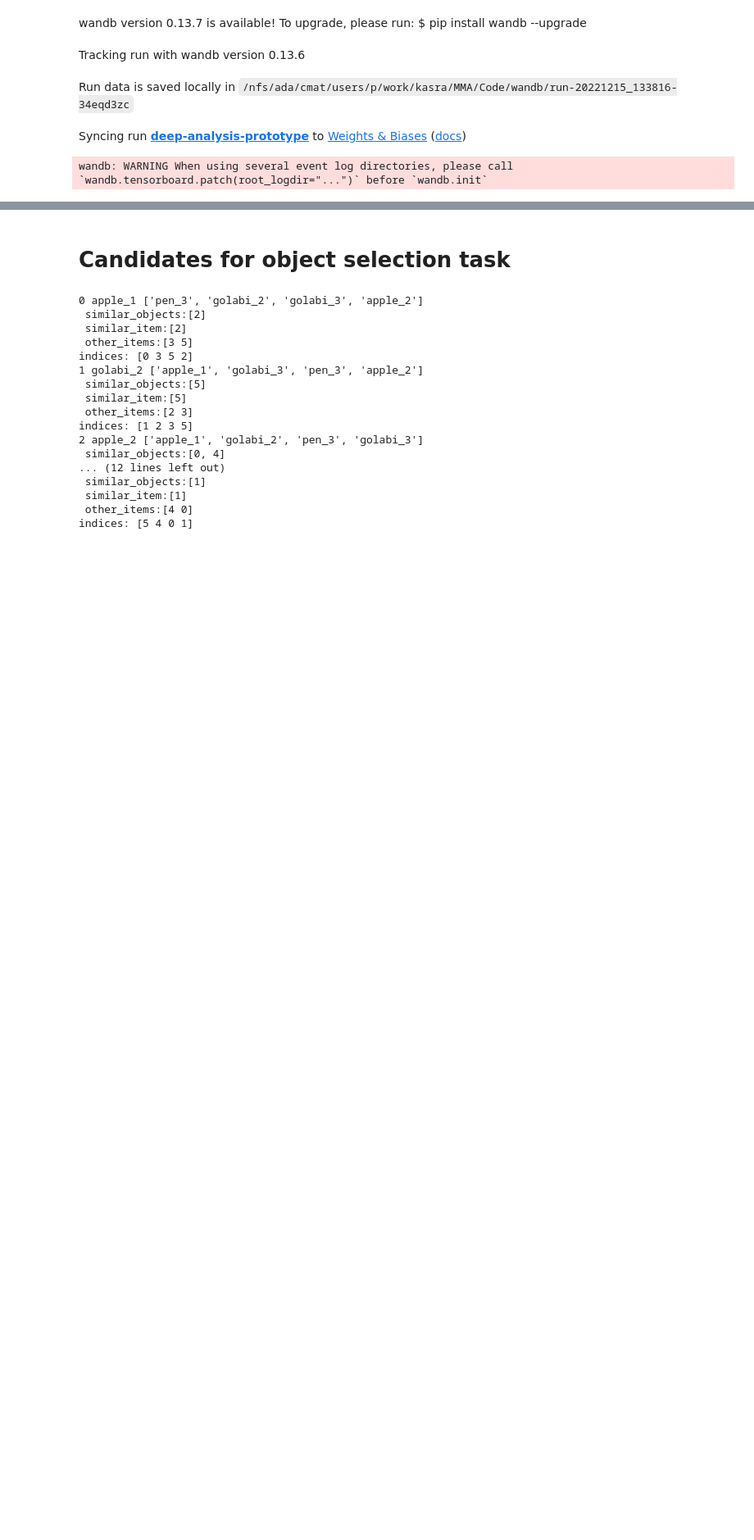
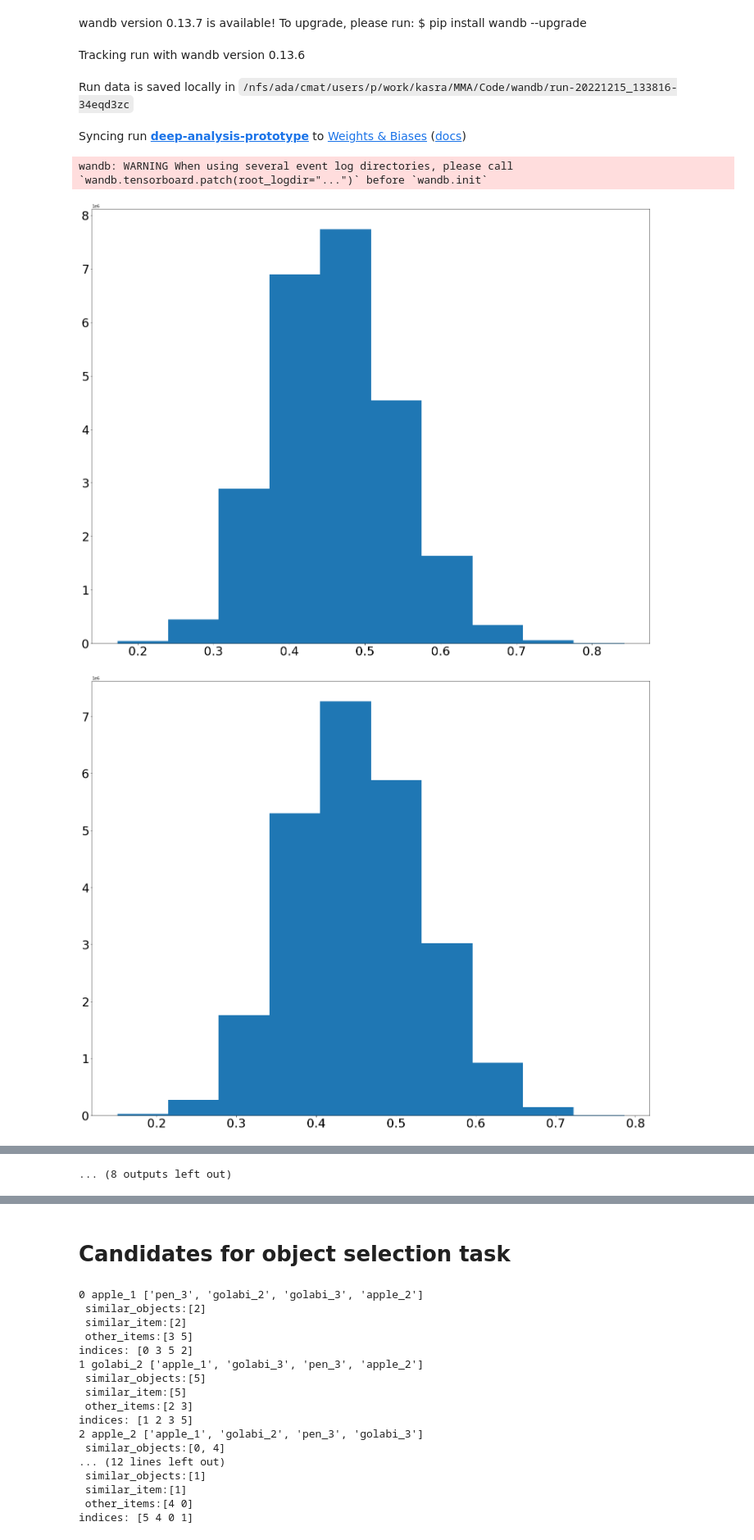
Before and after one commit to kasraprime/EMMA, a Jupyter notebook: Code/Notebook.ipynb, the cells around one changed output, grey strips where cells are left out. Shown at 82% size. Drawn from its saved outputs; the diff is of its cells as text; code cells hidden in the pictures; blank space fills up the shorter version.

```diff
--- a/Code/Notebook.ipynb
+++ b/Code/Notebook.ipynb
@@ -1805,8 +1819,11 @@ for id, outputs in enumerate([emma_outputs, supcon_outputs]):
 # %% [markdown]
 ## Deep Analysis
 # %%
-emma = pickle.load(open('results/duplicate/exp-supcon-emma-lard-64-relu-SGD-0.001-unique_objects-gold-no_neg_sampling-1024/seed-42/outputs-test.pkl', 'rb'))
-supcon = pickle.load(open('results/duplicate/exp-supcon-lard-64-relu-SGD-0.001-unique_objects-gold-no_neg_sampling-1024/seed-42/outputs-test.pkl', 'rb'))
+# emma = pickle.load(open('results/duplicate/exp-supcon-emma-lard-64-relu-SGD-0.001-unique_objects-gold-no_neg_sampling-1024/seed-42/outputs-test.pkl', 'rb'))
+# supcon = pickle.load(open('results/duplicate/exp-supcon-lard-64-relu-SGD-0.001-unique_objects-gold-no_neg_sampling-1024/seed-42/outputs-test.pkl', 'rb'))
+
+emma = pickle.load(open('results/exp-0.99-train-supcon-emma-lard-64-relu-SGD-0.001-unique_objects-gold-no_neg_sampling-1024/seed-42/outputs-test.pkl', 'rb'))
+supcon = pickle.load(open('results/exp-0.99-train-supcon-lard-64-relu-SGD-0.001-unique_objects-gold-no_neg_sampling-1024/seed-42/outputs-test.pkl', 'rb'))
 
 methods = {'emma': emma, 'supcon': supcon}
 
@@ -1961,3 +1978,30 @@ Tracking run with wandb version 0.13.6
 Run data is saved locally in /nfs/ada/cmat/users/p/work/kasra/MMA/Code/wandb/run-20221215_133816-34eqd3zc
 Syncing run deep-analysis-prototype to Weights & Biases (docs)
 wandb: WARNING When using several event log directories, please call `wandb.tensorboard.patch(root_logdir="...")` before `wandb.init`
+# %%
+# look at similarity values and see if they are uniform or not
+emma = pickle.load(open('results/exp-0.99-train-supcon-emma-lard-64-relu-SGD-0.001-unique_objects-gold-no_neg_sampling-1024/seed-42/outputs.pkl', 'rb'))
+supcon = pickle.load(open('results/exp-0.99-train-supcon-lard-64-relu-SGD-0.001-unique_objects-gold-no_neg_sampling-1024/seed-42/outputs.pkl', 'rb'))
+
+methods = {'emma': emma, 'supcon': supcon}
+
+names = ['emma', 'supcon']
+
+for model_name, outputs in zip(methods.keys(), methods.values()):
+    # col = outputs['test']['image_names']
+    for metric in outputs['test']['matrix_distances'].keys():
+        # outputs['test']['matrix_distances'][metric]
+        # df = pd.DataFrame(col)
+        # df = pd.concat([df, pd.DataFrame(outputs['test']['matrix_distances'][metric])], axis=1)
+        # df.columns = ['names']+outputs['test']['image_names']
+        # df.to_csv('./result-analysis/similarity-scores-0.99-'+model_name+'-'+metric+'.csv')
+        dists = outputs['test']['matrix_distances'][metric].reshape(4960*4960)
+
+        fig = plt.figure(figsize=(25,20))
+        plt.hist(dists)
+        plt.xticks(fontsize=30)
+        plt.yticks(fontsize=30)
+        plt.savefig('result-analysis/distances-0.99-'+model_name+'-'+metric+'.png')
+# %% [output]
+[figure, added]
+[figure, added]
@@ -1963,0 +2018 @@ wandb: WARNING When using several event log directories, please call `wandb.tens
+... (8 outputs left out)
```
Also changed, not shown: parts of 5 cells of this notebook, 33 other files.
